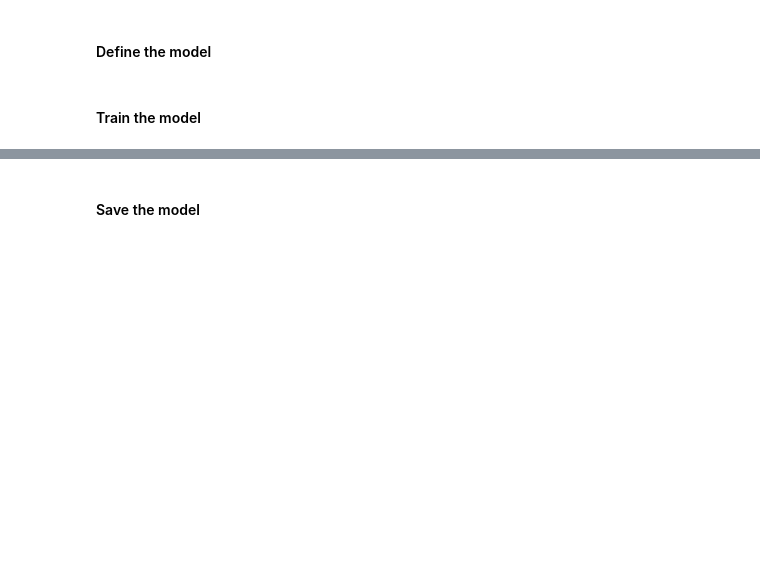
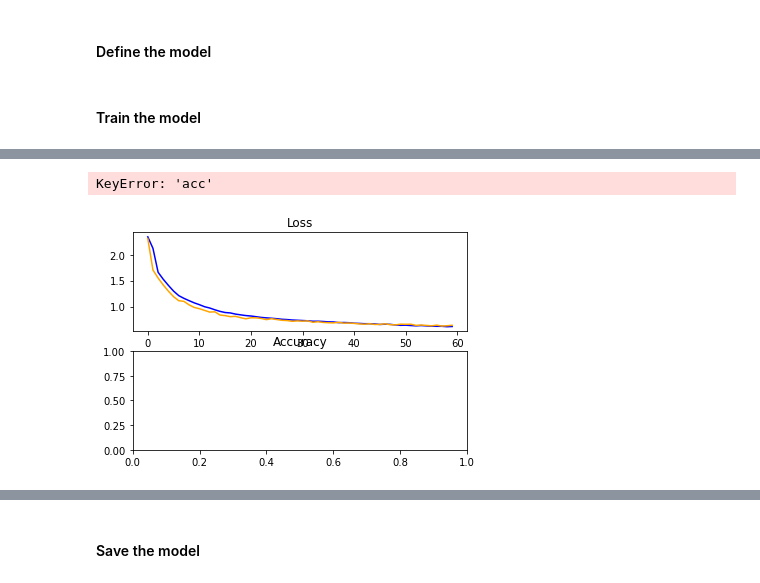
Before and after one commit to ck-unifr/novel-classification, a Jupyter notebook: novel-classification.ipynb, the cells around one changed output, grey strips where cells are left out. Drawn from its saved outputs; the diff is of its cells as text; code cells hidden in the pictures; blank space fills up the shorter version.

```diff
--- a/novel-classification.ipynb
+++ b/novel-classification.ipynb
@@ -666,9 +666,5 @@ history = model.fit(x=x_train_seq,
                     validation_data=(x_valid_seq, y_valid_en),
                     #callbacks=[earlystop],
                    )
-
-plot_learning_curves(history)
-
-model_dict['cnn_gru_fasttext'] = model
 # %% [output]
 Epoch 1/60
@@ -674,0 +687,2 @@ Epoch 1/60
+KeyError: 'acc'
+[figure, added]
```
Also changed, not shown: parts of 9 cells of this notebook.
